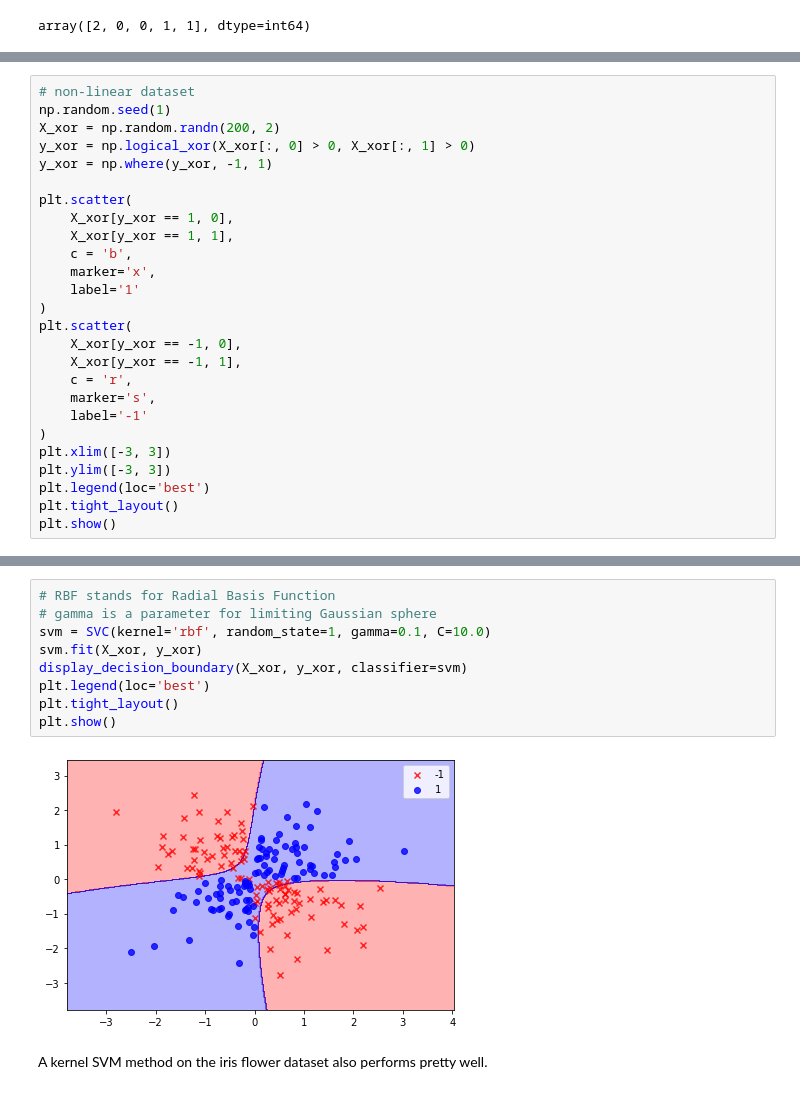
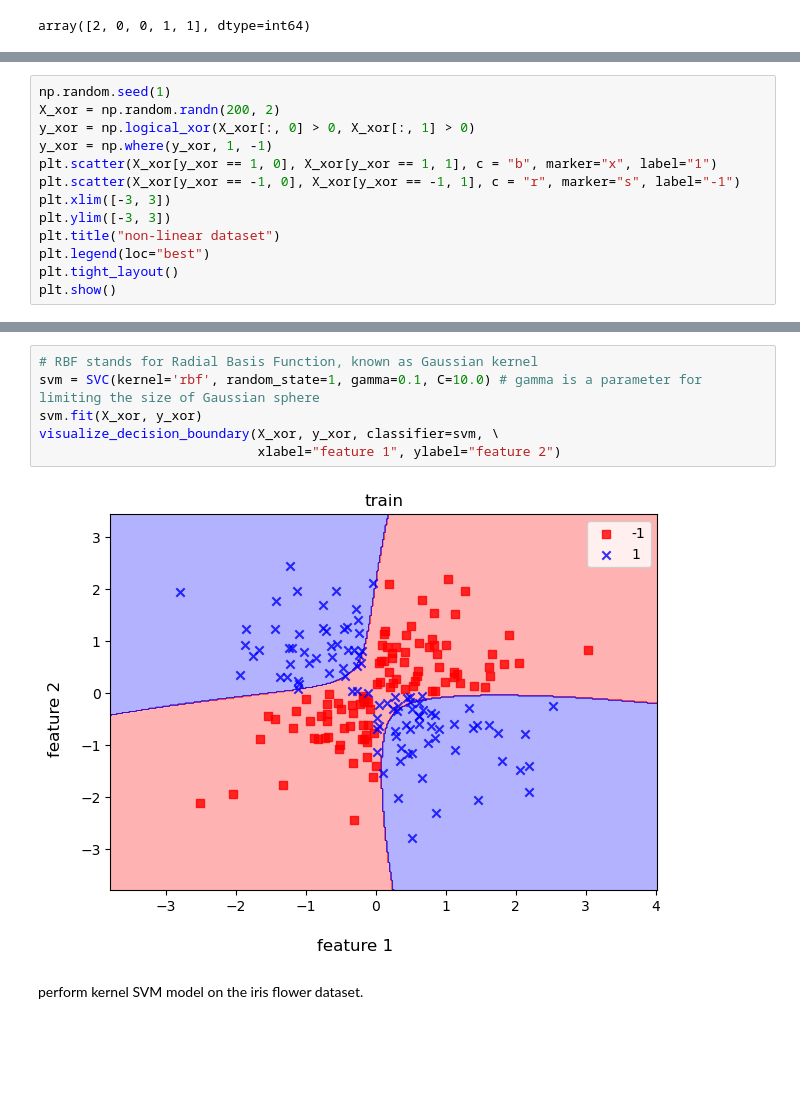
Before and after one commit to hanjihun2000/machine-learning, a Jupyter notebook: guide/classification-models.ipynb, the cells around one changed output, grey strips where cells are left out. Drawn from its saved outputs; the diff is of its cells as text; blank space fills up the shorter version.

```diff
--- a/guide/classification-models.ipynb
+++ b/guide/classification-models.ipynb
@@ -253,27 +238,14 @@ One of the reasons why SVM algorithm is popular is that it can also able to hand
 # %%
-# non-linear dataset
 np.random.seed(1)
 X_xor = np.random.randn(200, 2)
 y_xor = np.logical_xor(X_xor[:, 0] > 0, X_xor[:, 1] > 0)
-y_xor = np.where(y_xor, -1, 1)
-
-plt.scatter(
-    X_xor[y_xor == 1, 0],
-    X_xor[y_xor == 1, 1],
-    c = 'b',
-    marker='x',
-    label='1'
-)
-plt.scatter(
-    X_xor[y_xor == -1, 0],
-    X_xor[y_xor == -1, 1],
-    c = 'r',
-    marker='s',
-    label='-1'
-)
+y_xor = np.where(y_xor, 1, -1)
+plt.scatter(X_xor[y_xor == 1, 0], X_xor[y_xor == 1, 1], c = "b", marker="x", label="1")
+plt.scatter(X_xor[y_xor == -1, 0], X_xor[y_xor == -1, 1], c = "r", marker="s", label="-1")
 plt.xlim([-3, 3])
 plt.ylim([-3, 3])
-plt.legend(loc='best')
+plt.title("non-linear dataset")
+plt.legend(loc="best")
 plt.tight_layout()
 plt.show()
 # %% [output]
@@ -283,14 +261,11 @@ A kernel SVM method utilizes mapping function $\phi$ to project the non-linear d
 # %%
-# RBF stands for Radial Basis Function
-# gamma is a parameter for limiting Gaussian sphere
-svm = SVC(kernel='rbf', random_state=1, gamma=0.1, C=10.0)
+# RBF stands for Radial Basis Function, known as Gaussian kernel
+svm = SVC(kernel='rbf', random_state=1, gamma=0.1, C=10.0) # gamma is a parameter for limiting the size of Gaussian sphere
 svm.fit(X_xor, y_xor)
-display_decision_boundary(X_xor, y_xor, classifier=svm)
-plt.legend(loc='best')
-plt.tight_layout()
-plt.show()
+visualize_decision_boundary(X_xor, y_xor, classifier=svm, \
+                            xlabel="feature 1", ylabel="feature 2")
 # %% [output]
-[figure, old version]
+[figure, new version]
 # %% [markdown]
-A kernel SVM method on the iris flower dataset also performs pretty well.
+perform kernel SVM model on the iris flower dataset.
 # %%
```
Also changed, not shown: parts of 25 cells of this notebook.
